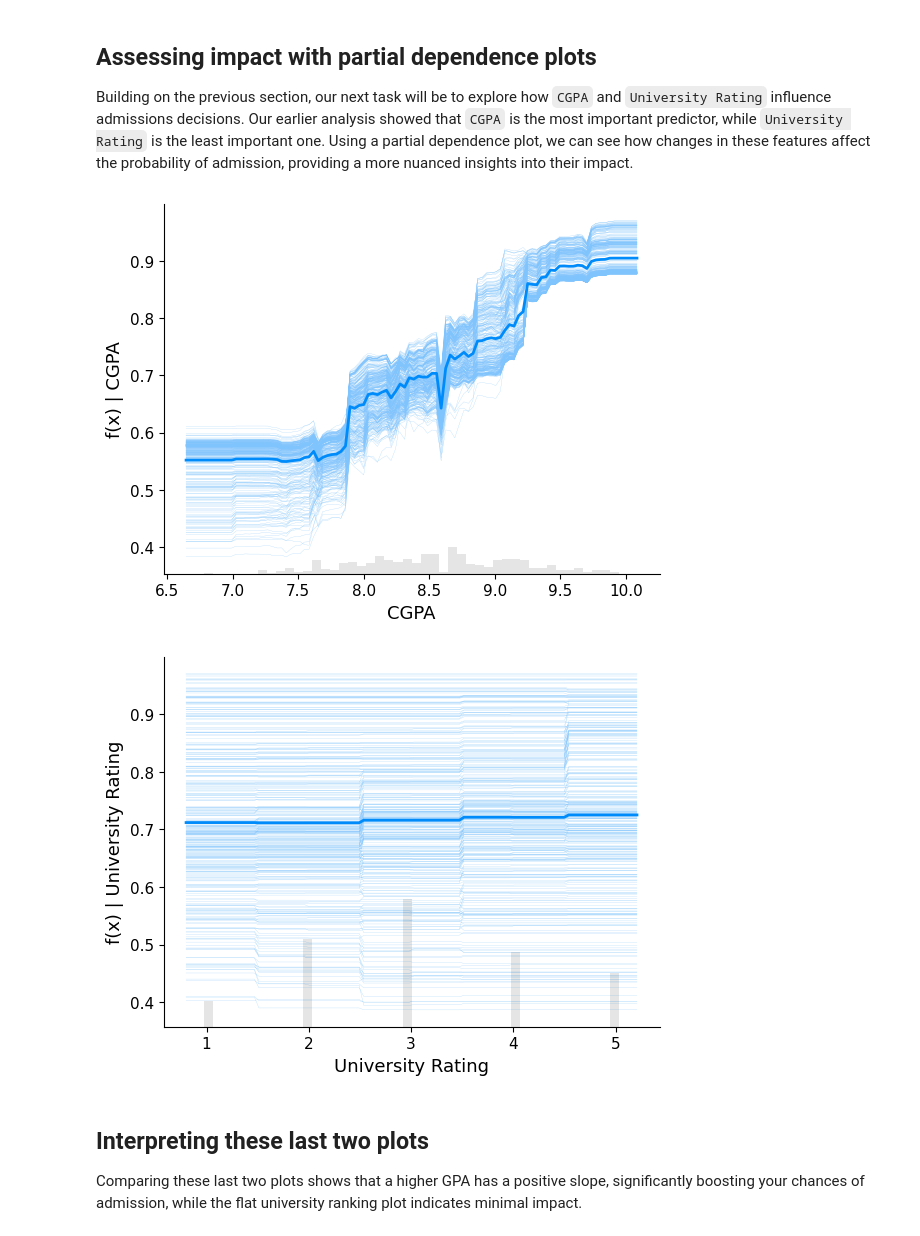
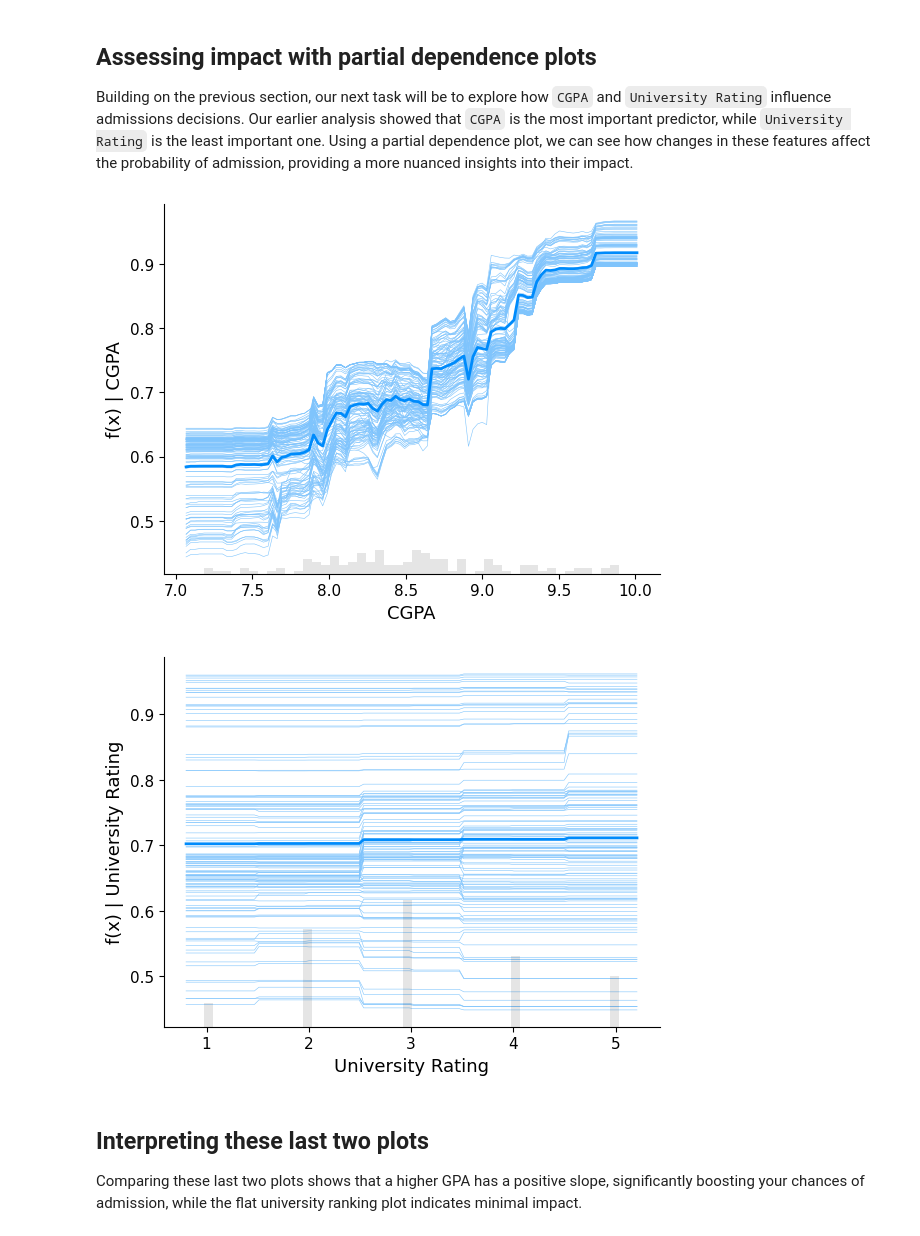
Before and after one commit to MichaelSzczepaniak/MLAIProjects, a Jupyter notebook: ExplainableML/ExplainableML.ipynb, the cells around one changed output. Drawn from its saved outputs; the diff is of its cells as text; code cells hidden in the pictures.

```diff
--- a/ExplainableML/ExplainableML.ipynb
+++ b/ExplainableML/ExplainableML.ipynb
@@ -611,6 +613,6 @@ X_train_adm.head()
 # %%
 from sklearn.neural_network import MLPRegressor
 
-mlp_reg_adm = MLPRegressor(hidden_layer_sizes=10, max_iter=1000)  # need to increase max_iter to avoid non-convergence warning
+mlp_reg_adm = MLPRegressor(hidden_layer_sizes=10, max_iter=10000)  # need to increase max_iter to avoid non-convergence warning
 mlp_reg_adm.fit(X_train_adm, y_train_adm)
 # %% [output]
@@ -750,14 +753,14 @@ shap.summary_plot(shap_values, X_train_adm, plot_type="dot")
 Building on the previous section, our next task will be to explore how `CGPA` and `University Rating` influence admissions decisions. Our earlier analysis showed that `CGPA` is the most important predictor, while `University Rating` is the least important one. Using a partial dependence plot, we can see how changes in these features affect the probability of admission, providing a more nuanced insights into their impact.
 # %%
 # Generate the partial dependence plot for CGPA using the RF regressor we built earlier
-shap.partial_dependence_plot("CGPA", rfr_admin_model.predict, X_train_adm)
+shap.partial_dependence_plot("CGPA", rfr_admin_model.predict, X_test_adm)
 # %% [output]
-[figure, old version]
+[figure, new version]
 # %%
 # Generate the partial dependence plot for University Rating
-shap.partial_dependence_plot("University Rating", rfr_admin_model.predict, X_train_adm)
+shap.partial_dependence_plot("University Rating", rfr_admin_model.predict, X_test_adm)
 # %% [output]
-[figure, old version]
+[figure, new version]
 # %% [markdown]
 ## Interpreting these last two plots
 
```
Also changed, not shown: parts of 22 cells of this notebook.
